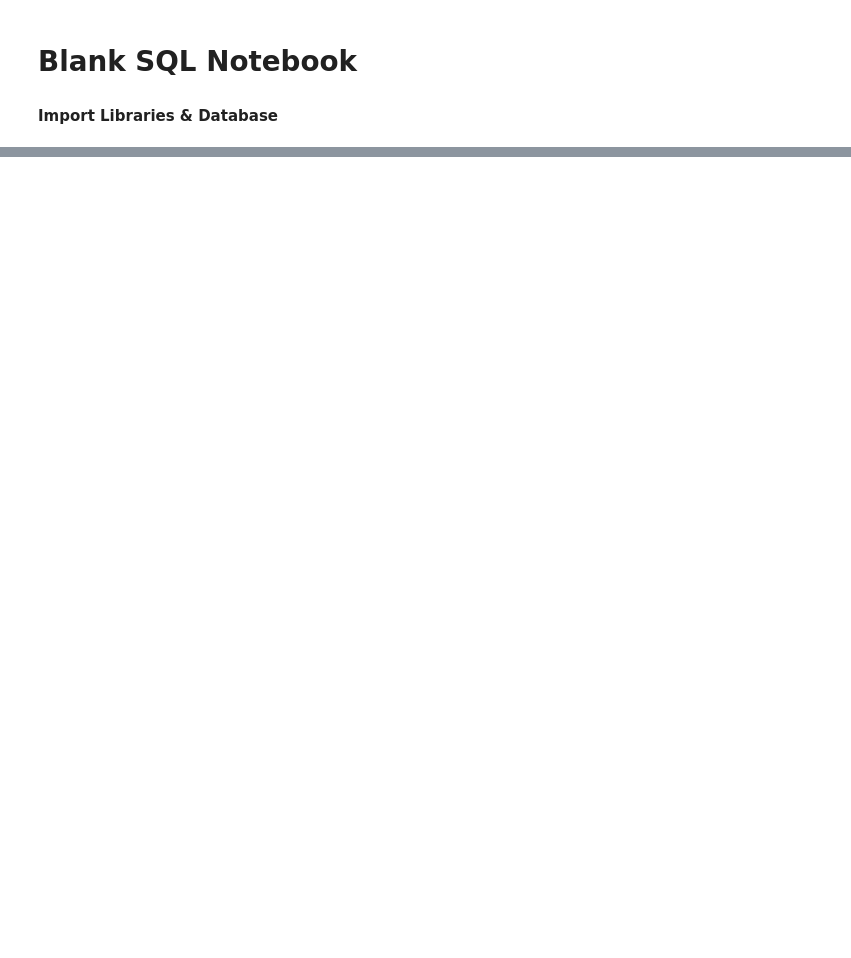
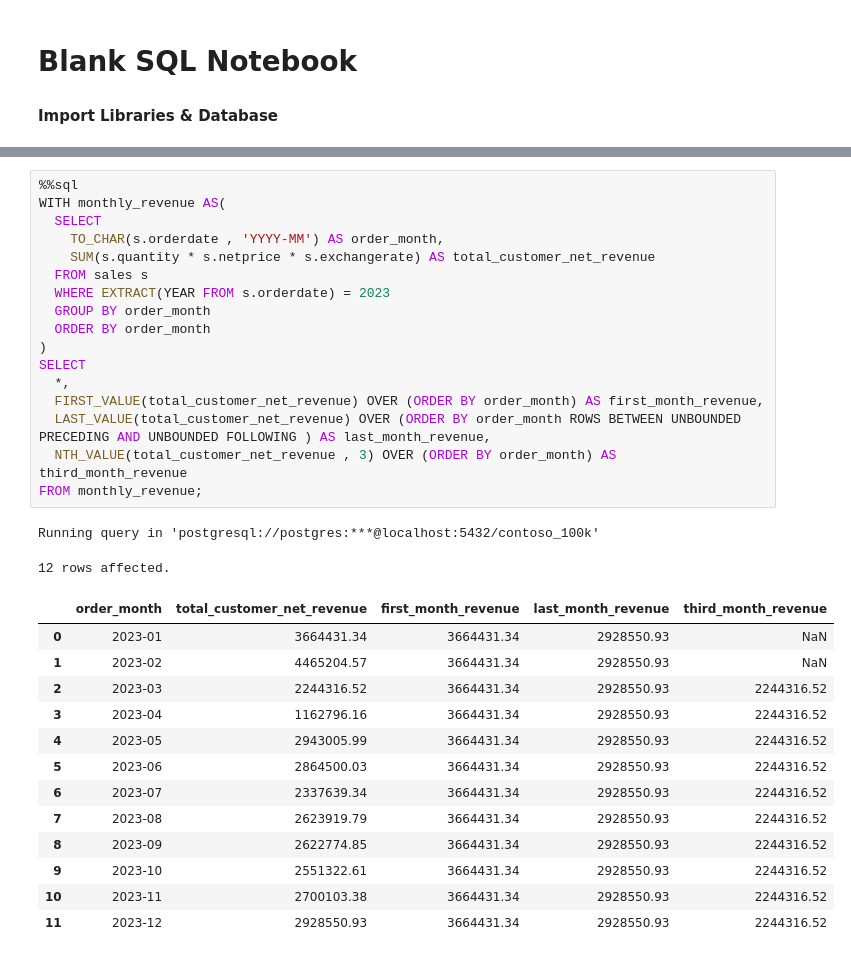
Before and after one commit to sandu17767/project_sql_data_jobs, a Jupyter notebook: Resources/Blank_SQL_Notebook.ipynb, the cells around one changed output, grey strips where cells are left out. Drawn from its saved outputs; the diff is of its cells as text; blank space fills up the shorter version.

```diff
--- a/Resources/Blank_SQL_Notebook.ipynb
+++ b/Resources/Blank_SQL_Notebook.ipynb
@@ -319,0 +142,33 @@ Running query in 'postgresql://postgres:***@localhost:5432/contoso_100k'
+# %%
+%%sql
+WITH monthly_revenue AS(
+  SELECT
+    TO_CHAR(s.orderdate , 'YYYY-MM') AS order_month,
+    SUM(s.quantity * s.netprice * s.exchangerate) AS total_customer_net_revenue
+  FROM sales s
+  WHERE EXTRACT(YEAR FROM s.orderdate) = 2023
+  GROUP BY order_month
+  ORDER BY order_month
+)
+SELECT
+  *,
+  FIRST_VALUE(total_customer_net_revenue) OVER (ORDER BY order_month) AS first_month_revenue,
+  LAST_VALUE(total_customer_net_revenue) OVER (ORDER BY order_month ROWS BETWEEN UNBOUNDED PRECEDING AND UNBOUNDED FOLLOWING ) AS last_month_revenue,
+  NTH_VALUE(total_customer_net_revenue , 3) OVER (ORDER BY order_month) AS third_month_revenue
+FROM monthly_revenue;
+# %% [output]
+Running query in 'postgresql://postgres:***@localhost:5432/contoso_100k'
+12 rows affected.
+|  | order_month | total_customer_net_revenue | first_month_revenue | last_month_revenue | third_month_revenue |
+| 0 | 2023-01 | 3664431.34 | 3664431.34 | 2928550.93 | NaN |
+| 1 | 2023-02 | 4465204.57 | 3664431.34 | 2928550.93 | NaN |
+| 2 | 2023-03 | 2244316.52 | 3664431.34 | 2928550.93 | 2244316.52 |
+| 3 | 2023-04 | 1162796.16 | 3664431.34 | 2928550.93 | 2244316.52 |
+| 4 | 2023-05 | 2943005.99 | 3664431.34 | 2928550.93 | 2244316.52 |
+| 5 | 2023-06 | 2864500.03 | 3664431.34 | 2928550.93 | 2244316.52 |
+| 6 | 2023-07 | 2337639.34 | 3664431.34 | 2928550.93 | 2244316.52 |
+| 7 | 2023-08 | 2623919.79 | 3664431.34 | 2928550.93 | 2244316.52 |
+| 8 | 2023-09 | 2622774.85 | 3664431.34 | 2928550.93 | 2244316.52 |
+| 9 | 2023-10 | 2551322.61 | 3664431.34 | 2928550.93 | 2244316.52 |
+| 10 | 2023-11 | 2700103.38 | 3664431.34 | 2928550.93 | 2244316.52 |
+| 11 | 2023-12 | 2928550.93 | 3664431.34 | 2928550.93 | 2244316.52 |
```
Also changed, not shown: parts of 13 cells of this notebook.
